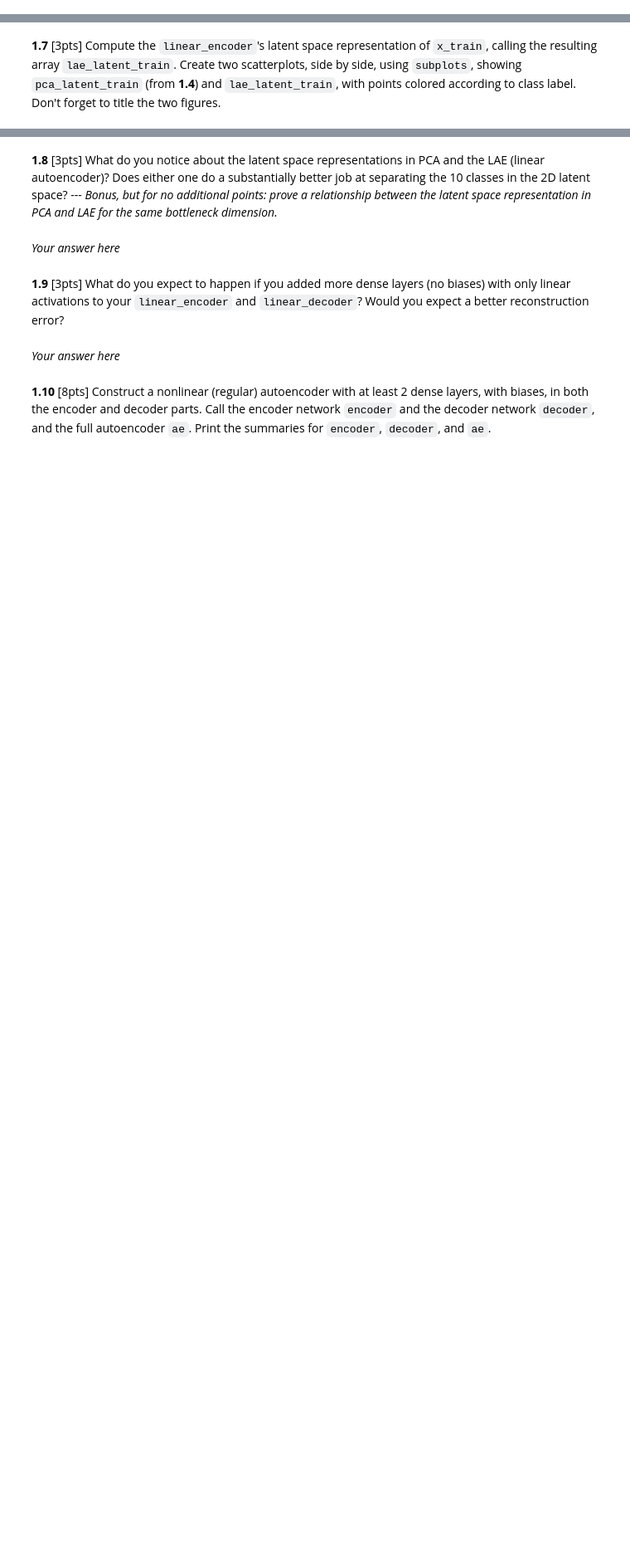
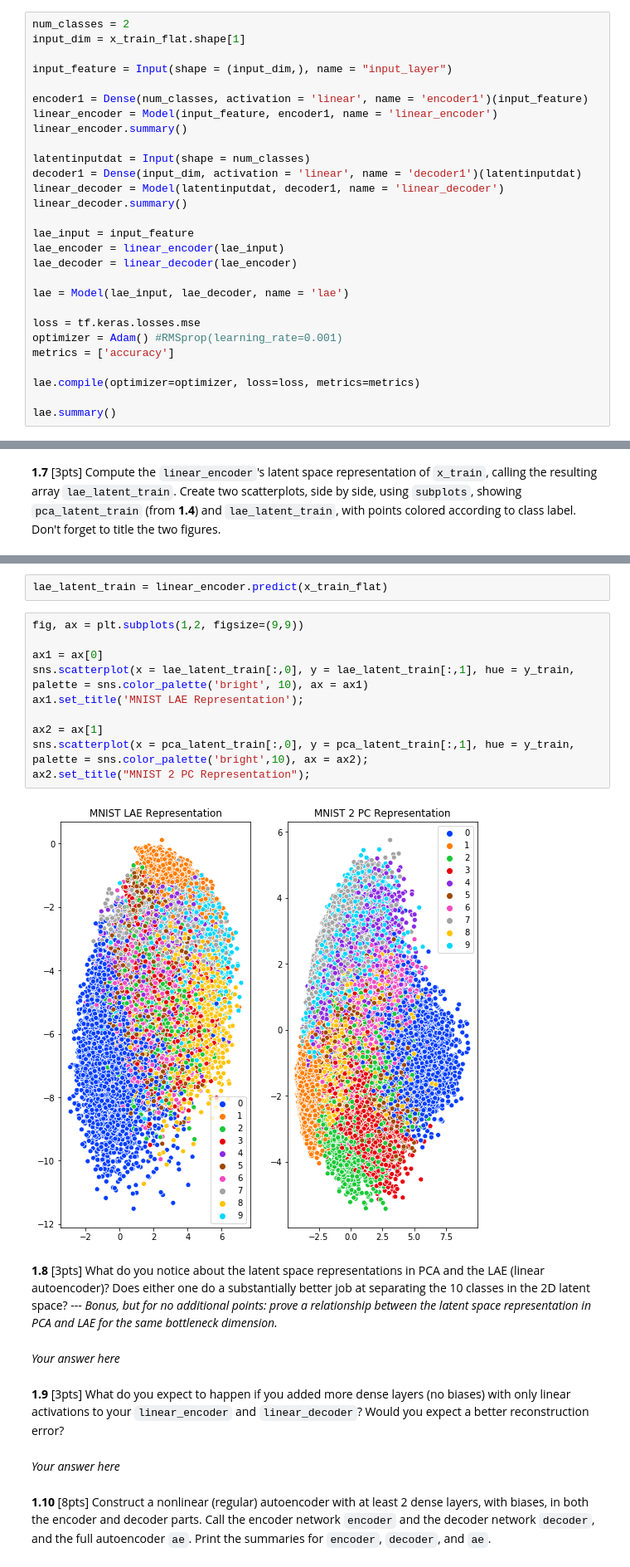
Before and after one commit to gurdeep101/2020-CS109B, a Jupyter notebook: content/homeworks/hw05/notebook/cs109b-hw5-students.ipynb, the cells around one changed output, grey strips where cells are left out. Shown at 83% size. Cells and saved outputs as stored; diff of their text form; blank space fills up the shorter version.

```diff
--- a/content/homeworks/hw05/notebook/cs109b-hw5-students.ipynb
+++ b/content/homeworks/hw05/notebook/cs109b-hw5-students.ipynb
@@ -166,0 +164,28 @@ ae_model.summary()
+# %%
+num_classes = 2
+input_dim = x_train_flat.shape[1]
+
+input_feature = Input(shape = (input_dim,), name = "input_layer")
+
+encoder1 = Dense(num_classes, activation = 'linear', name = 'encoder1')(input_feature)
+linear_encoder = Model(input_feature, encoder1, name = 'linear_encoder')
+linear_encoder.summary()
+
+latentinputdat = Input(shape = num_classes)
+decoder1 = Dense(input_dim, activation = 'linear', name = 'decoder1')(latentinputdat)
+linear_decoder = Model(latentinputdat, decoder1, name = 'linear_decoder')
+linear_decoder.summary()
+
+lae_input = input_feature
+lae_encoder = linear_encoder(lae_input)
+lae_decoder = linear_decoder(lae_encoder)
+
+lae = Model(lae_input, lae_decoder, name = 'lae')
+
+loss = tf.keras.losses.mse
+optimizer = Adam() #RMSprop(learning_rate=0.001)
+metrics = ['accuracy']
+
+lae.compile(optimizer=optimizer, loss=loss, metrics=metrics)
+
+lae.summary()
@@ -180,3 +245,17 @@ input_dim = x_train_flat.shape[1]
+# %%
+lae_latent_train = linear_encoder.predict(x_train_flat)
+# %%
+fig, ax = plt.subplots(1,2, figsize=(9,9))
+
+ax1 = ax[0]
+sns.scatterplot(x = lae_latent_train[:,0], y = lae_latent_train[:,1], hue = y_train, palette = sns.color_palette('bright', 10), ax = ax1)
+ax1.set_title('MNIST LAE Representation');
+
+ax2 = ax[1]
+sns.scatterplot(x = pca_latent_train[:,0], y = pca_latent_train[:,1], hue = y_train, palette = sns.color_palette('bright',10), ax = ax2);
+ax2.set_title("MNIST 2 PC Representation");
+# %% [output]
+[figure, added]
 # %% [markdown]
 **1.8** [3pts] What do you notice about the latent space representations in PCA and the LAE (linear autoencoder)? Does either one do a substantially better job at separating the 10 classes in the 2D latent space? --- *Bonus, but for no additional points: prove a relationship between the latent space representation in PCA and LAE for the same bottleneck dimension.*
 # %% [markdown]
```
Also changed, not shown: parts of 39 cells of this notebook, 3 other files.
